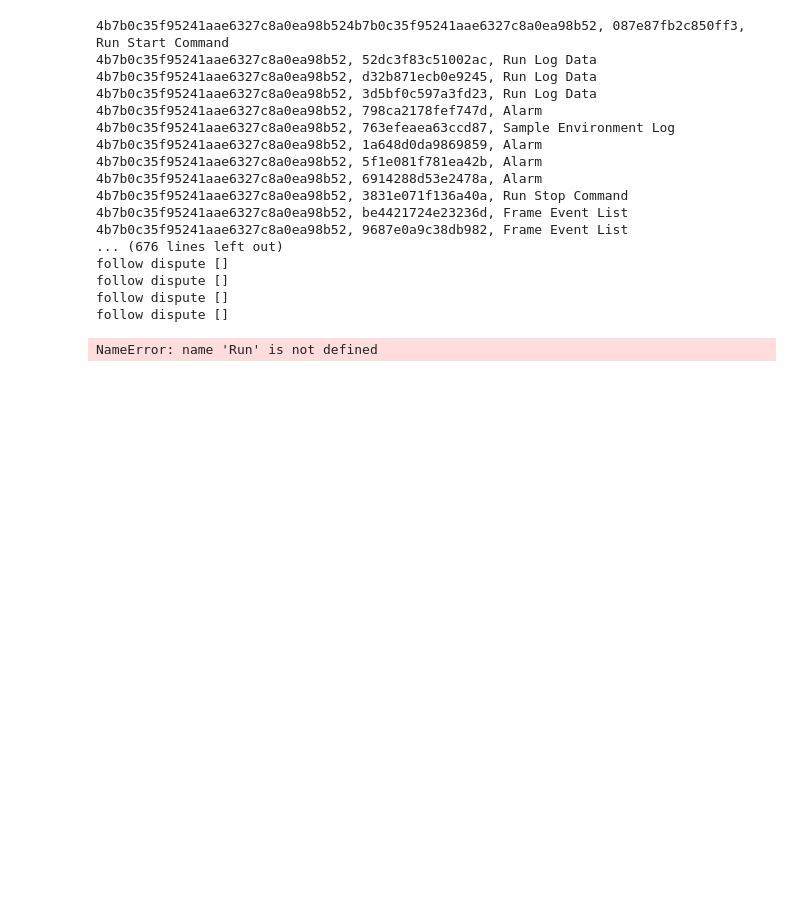
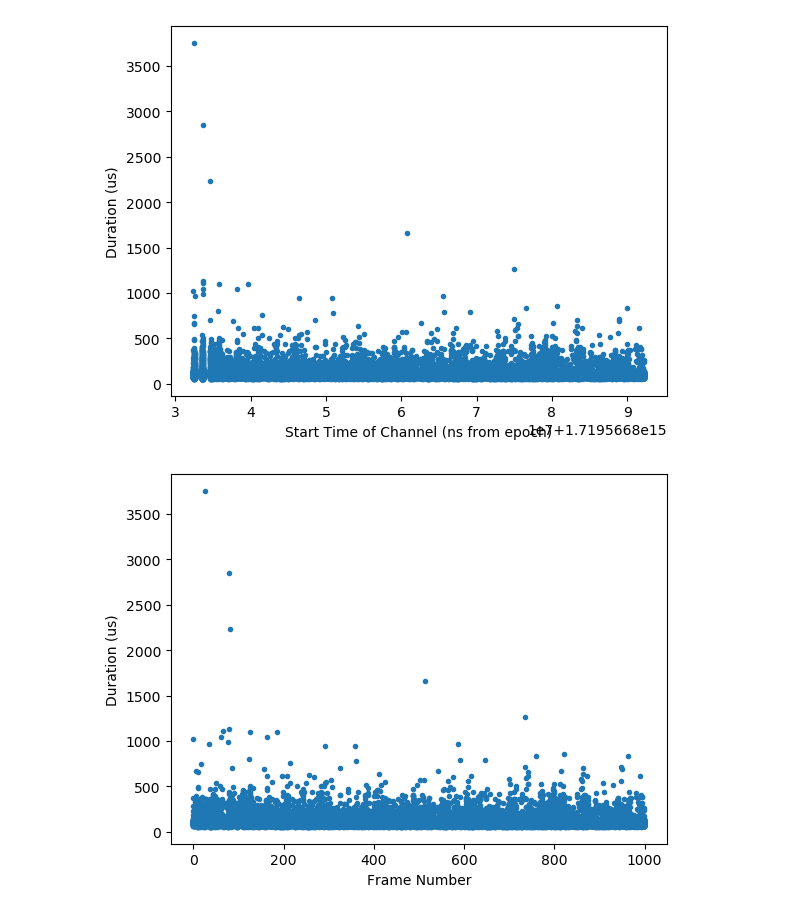
Before and after one commit to Modularius/pipeline-test, a Jupyter notebook: Jupyter/trace.ipynb, the cells around one changed output. Saved outputs shown, nothing was run; the diff lists cells and outputs as text; code cells hidden in the pictures; blank space fills up the shorter version.

```diff
--- a/Jupyter/trace.ipynb
+++ b/Jupyter/trace.ipynb
@@ -5,15 +8,25 @@ from trace import Trace
 # %%
 import requests
+import time
 
-JAEGER_TRACES_ENDPOINT = "http://localhost:6686/api/traces?limit=20000&lookback=5m&"
-JAEGER_TRACES_SERVICE_PARAM = "service="
+lookback = 60*60*2
+
+JAEGER_TRACES_ENDPOINT = f"http://localhost:6686/api/traces?limit=20000&lookback={lookback}s"
+JAEGER_TRACES_SERVICE_PARAM = "&service="
 JAEGER_TRACES_OPERATION_PARAM = "&operation="
+JAEGER_TRACES_STARTTIME = "&start="
+JAEGER_TRACES_ENDTIME = "&end="
 
 def get_traces(service : str, operation : str):
     """
     Returns list of all traces for a service
     """
-    url = JAEGER_TRACES_ENDPOINT + JAEGER_TRACES_SERVICE_PARAM + service + JAEGER_TRACES_OPERATION_PARAM + operation
+    url = JAEGER_TRACES_ENDPOINT \
+        + JAEGER_TRACES_SERVICE_PARAM + service \
+        + JAEGER_TRACES_OPERATION_PARAM + operation \
+        + JAEGER_TRACES_STARTTIME + str(int((time.time() - lookback)*1000000)) \
+        + JAEGER_TRACES_ENDTIME + str(int(time.time()*1000000))
+    print(url)
     try:
         response = requests.get(url)
         response.raise_for_status()
@@ -22,7 +35,7 @@ def get_traces(service : str, operation : str):
 
     response = json.loads(response.text)
     traces = response["data"]
-    return [Trace(t) for t in traces]
+    return TraceBank(traces)
 # %%
 run_traces = get_traces("nexus-writer", "Run")
 frame_traces = get_traces("digitiser-aggregator", "Frame")
@@ -30,49 +43,0 @@ event_formation_traces = get_traces("trace-to-events", "Trace Source Message")
-# %%
-for p in run_traces:
-    print(p)
-import trace
-from importlib import reload
-trace = reload(trace)
-
-for t in run_traces:
-    t.find_children()
-
-for t in frame_traces:
-    t.find_children()
-
-for t in event_formation_traces:
-    t.find_children()
-
-for t in run_traces:
-    t.find_followed_froms(frame_traces)
-
-for t in frame_traces:
-    t.find_followed_froms(event_formation_traces)
-# %% [output]
-4b7b0c35f95241aae6327c8a0ea98b524b7b0c35f95241aae6327c8a0ea98b52, 087e87fb2c850ff3, Run Start Command
-4b7b0c35f95241aae6327c8a0ea98b52, 52dc3f83c51002ac, Run Log Data
-4b7b0c35f95241aae6327c8a0ea98b52, d32b871ecb0e9245, Run Log Data
-4b7b0c35f95241aae6327c8a0ea98b52, 3d5bf0c597a3fd23, Run Log Data
-4b7b0c35f95241aae6327c8a0ea98b52, 798ca2178fef747d, Alarm
-4b7b0c35f95241aae6327c8a0ea98b52, 763efeaea63ccd87, Sample Environment Log
-4b7b0c35f95241aae6327c8a0ea98b52, 1a648d0da9869859, Alarm
-4b7b0c35f95241aae6327c8a0ea98b52, 5f1e081f781ea42b, Alarm
-4b7b0c35f95241aae6327c8a0ea98b52, 6914288d53e2478a, Alarm
-4b7b0c35f95241aae6327c8a0ea98b52, 3831e071f136a40a, Run Stop Command
-4b7b0c35f95241aae6327c8a0ea98b52, be4421724e23236d, Frame Event List
-4b7b0c35f95241aae6327c8a0ea98b52, 9687e0a9c38db982, Frame Event List
-... (676 lines left out)
-follow dispute []
-follow dispute []
-follow dispute []
-follow dispute []
-# %%
-runs = [
-    Run(s, [s for s in t.spans if s.name == "Frame Event List"])
-    for t in run_traces for s in t.spans if s.name == "Run"
-]
-
-for r in runs:
-    r.print()
-# %% [output]
-NameError: name 'Run' is not defined
@@ -93,0 +53,11 @@ plt.hist(dur, bins = 50)
+# %%
+from model import Run
+
+run_list = list(r.get_span_subset("Run").values())
+runs = {k: Run(run_list[0]) for (k,r) in run_traces.traces.items()}
+# %%
+#print(list(runs.values())[0])
+list(runs.values())[0].plot()
+# %% [output]
+[figure, added]
+[figure, added]
```
Also changed, not shown: parts of 5 cells of this notebook, 18 other files.
